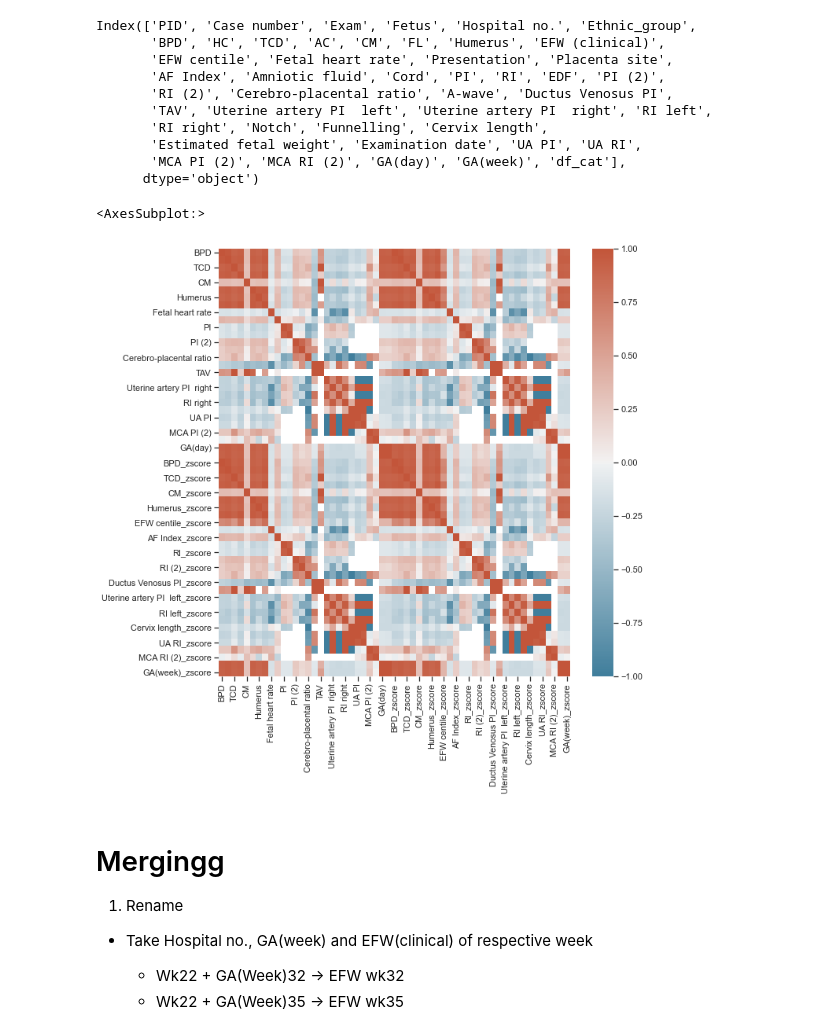
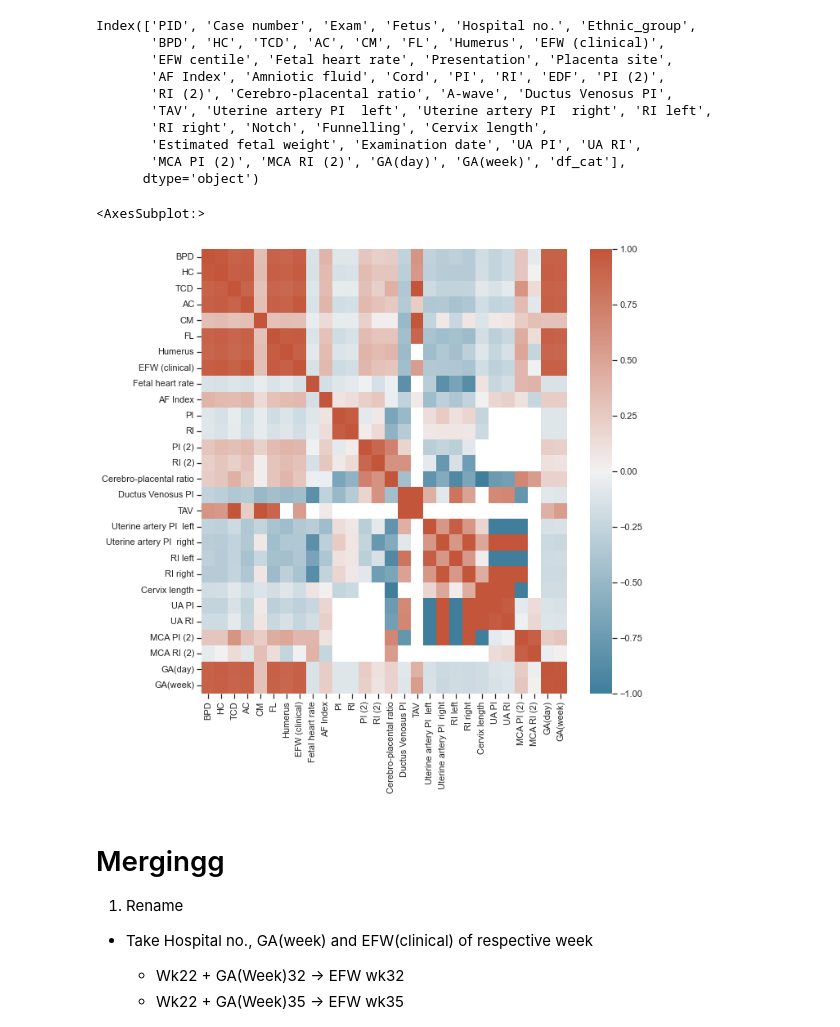
Before and after one commit to Dragooz/Forecasting-Fetal-Growth-with-Antenatal-Information, a Jupyter notebook: FGR Study.ipynb, the cells around one changed output. Drawn from its saved outputs; the diff is of its cells as text; code cells hidden in the pictures.

```diff
--- a/FGR Study.ipynb
+++ b/FGR Study.ipynb
@@ -569,18 +686,22 @@ Index(['PID', 'Case number', 'Exam', 'Fetus', 'Hospital no.', 'Ethnic_group',
 # %%
 columns_to_drop = ['PID', 'Case number', 'Exam', 'Fetus','Hospital no.', 'EFW centile', ]
 # %%
+df_22 = df_22_cleaned
+df_32 = df_32_cleaned
+df_35 = df_35_cleaned
+
 # correlation graph
 f, ax = plt.subplots(figsize=(10,10))
 corr = df_22.drop(columns_to_drop, axis=1).corr()
 cmap = sns.diverging_palette(230, 20, as_cmap=True)
 sns.heatmap(corr, cmap=cmap)
 
 #From the correlation graph:
 #1. Removed Highly Correlated features with non-target
 #2. Understand that none of the features has high correlation with target.
 # %% [output]
 <AxesSubplot:>
-[figure, old version]
+[figure, new version]
 # %% [markdown]
 # Mergingg
 1. Rename
```
Also changed, not shown: parts of 43 cells of this notebook, 1 other file.
